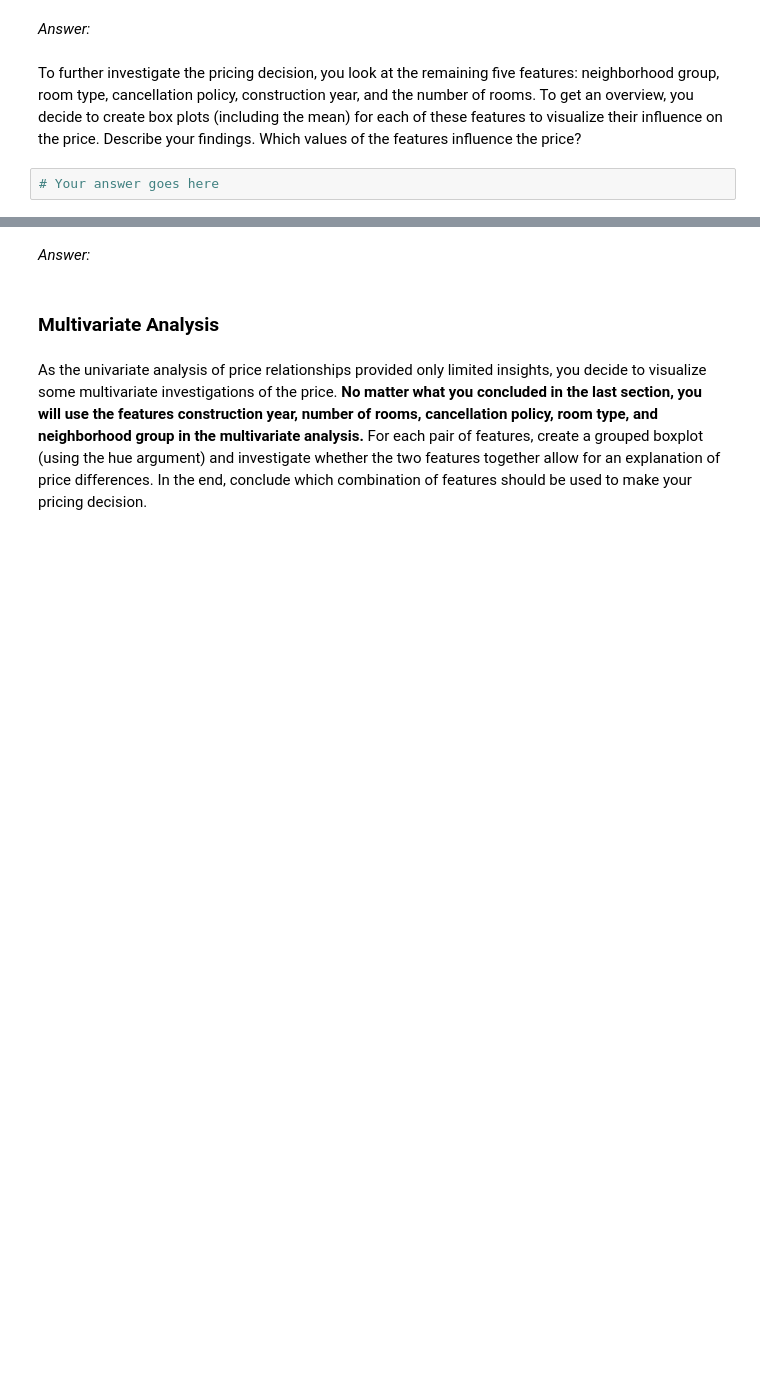
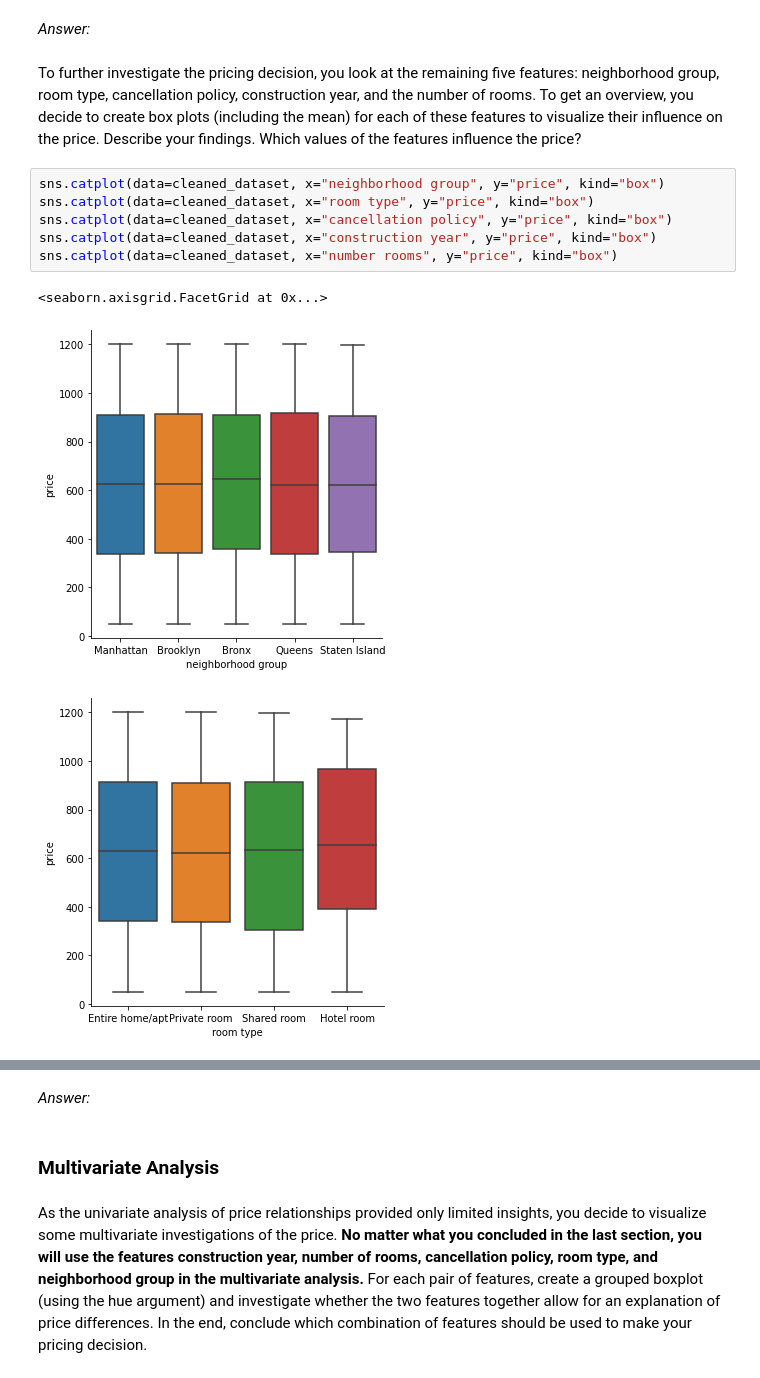
Before and after one commit to victorroferz/Data-Science-RWTH-Course, a Jupyter notebook: assignment_1.ipynb, the cells around one changed output, grey strips where cells are left out. Cells and saved outputs as stored; diff of their text form; blank space fills up the shorter version.

```diff
--- a/assignment_1.ipynb
+++ b/assignment_1.ipynb
@@ -112,4 +208,12 @@ _Answer:_
 To further investigate the pricing decision, you look at the remaining five features: neighborhood group, room type, cancellation policy, construction year, and the number of rooms.
 To get an overview, you decide to create box plots (including the mean) for each of these features to visualize their influence on the price. Describe your findings. Which values of the features influence the price?
 # %%
-# Your answer goes here
+sns.catplot(data=cleaned_dataset, x="neighborhood group", y="price", kind="box")
+sns.catplot(data=cleaned_dataset, x="room type", y="price", kind="box")
+sns.catplot(data=cleaned_dataset, x="cancellation policy", y="price", kind="box")
+sns.catplot(data=cleaned_dataset, x="construction year", y="price", kind="box")
+sns.catplot(data=cleaned_dataset, x="number rooms", y="price", kind="box")
+# %% [output]
+<seaborn.axisgrid.FacetGrid at 0x...>
+[figure, added]
+[figure, added]
```
Also changed, not shown: parts of 25 cells of this notebook.
